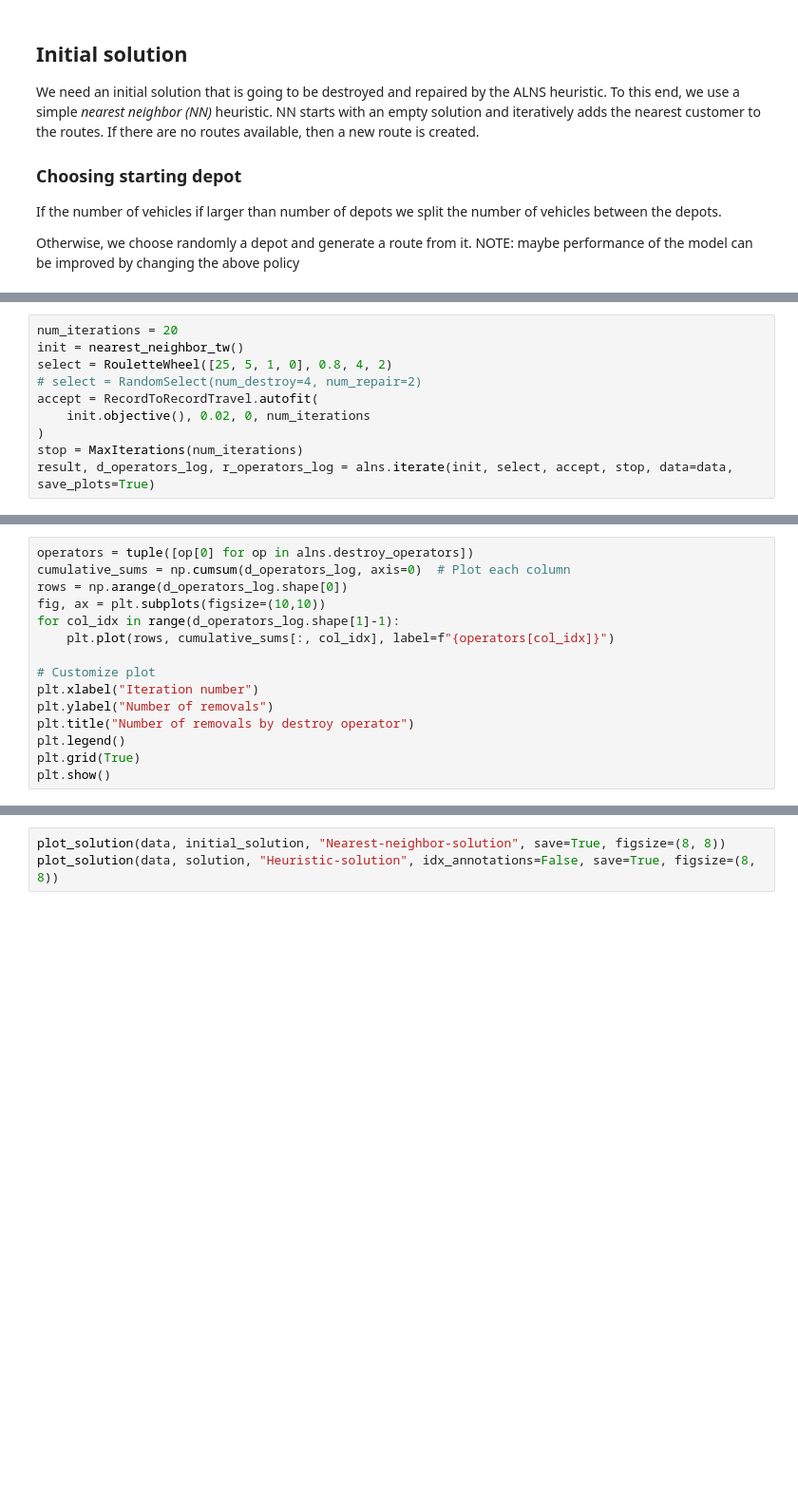
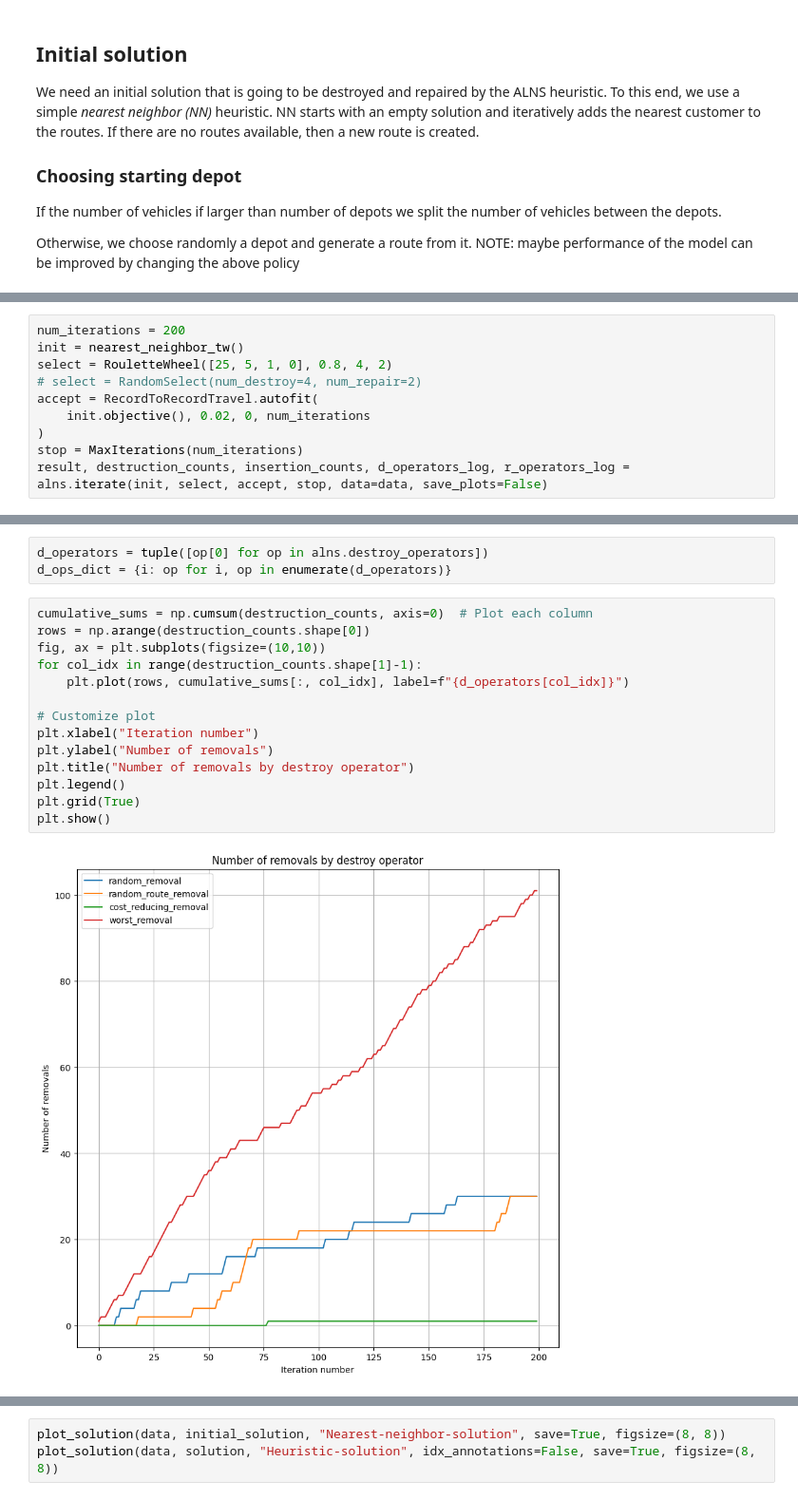
Before and after one commit to pettepiero/Dial-a-ride, a Jupyter notebook: cvrptw/wang-2024.ipynb, the cells around one changed output, grey strips where cells are left out. Shown at 95% size. Saved outputs shown, nothing was run; the diff lists cells and outputs as text; blank space fills up the shorter version.

Commit message:
Added plots on counts of operator applications on wang notebook

```diff
--- a/cvrptw/wang-2024.ipynb
+++ b/cvrptw/wang-2024.ipynb
@@ -151,5 +189,5 @@ alns.add_repair_operator(wang_greedy_repair)
 # %%
-num_iterations = 20
+num_iterations = 200
 init = nearest_neighbor_tw()
 select = RouletteWheel([25, 5, 1, 0], 0.8, 4, 2)
 # select = RandomSelect(num_destroy=4, num_repair=2)
@@ -157,4 +195,4 @@ accept = RecordToRecordTravel.autofit(
     init.objective(), 0.02, 0, num_iterations
 )
 stop = MaxIterations(num_iterations)
-result, d_operators_log, r_operators_log = alns.iterate(init, select, accept, stop, data=data, save_plots=True)
+result, destruction_counts, insertion_counts, d_operators_log, r_operators_log = alns.iterate(init, select, accept, stop, data=data, save_plots=False)
@@ -161,15 +214,19 @@ result, d_operators_log, r_operators_log = alns.iterate(init, select, accept, st
+# %%
+d_operators = tuple([op[0] for op in alns.destroy_operators])
+d_ops_dict = {i: op for i, op in enumerate(d_operators)}
 # %%
-operators = tuple([op[0] for op in alns.destroy_operators])
-cumulative_sums = np.cumsum(d_operators_log, axis=0)  # Plot each column
-rows = np.arange(d_operators_log.shape[0])
+cumulative_sums = np.cumsum(destruction_counts, axis=0)  # Plot each column
+rows = np.arange(destruction_counts.shape[0])
 fig, ax = plt.subplots(figsize=(10,10))
-for col_idx in range(d_operators_log.shape[1]-1):
-    plt.plot(rows, cumulative_sums[:, col_idx], label=f"{operators[col_idx]}")
+for col_idx in range(destruction_counts.shape[1]-1):
+    plt.plot(rows, cumulative_sums[:, col_idx], label=f"{d_operators[col_idx]}")
 
 # Customize plot
 plt.xlabel("Iteration number")
 plt.ylabel("Number of removals")
 plt.title("Number of removals by destroy operator")
 plt.legend()
 plt.grid(True)
 plt.show()
+# %% [output]
+[figure, added]
```
Also changed, not shown: parts of 30 cells of this notebook.
